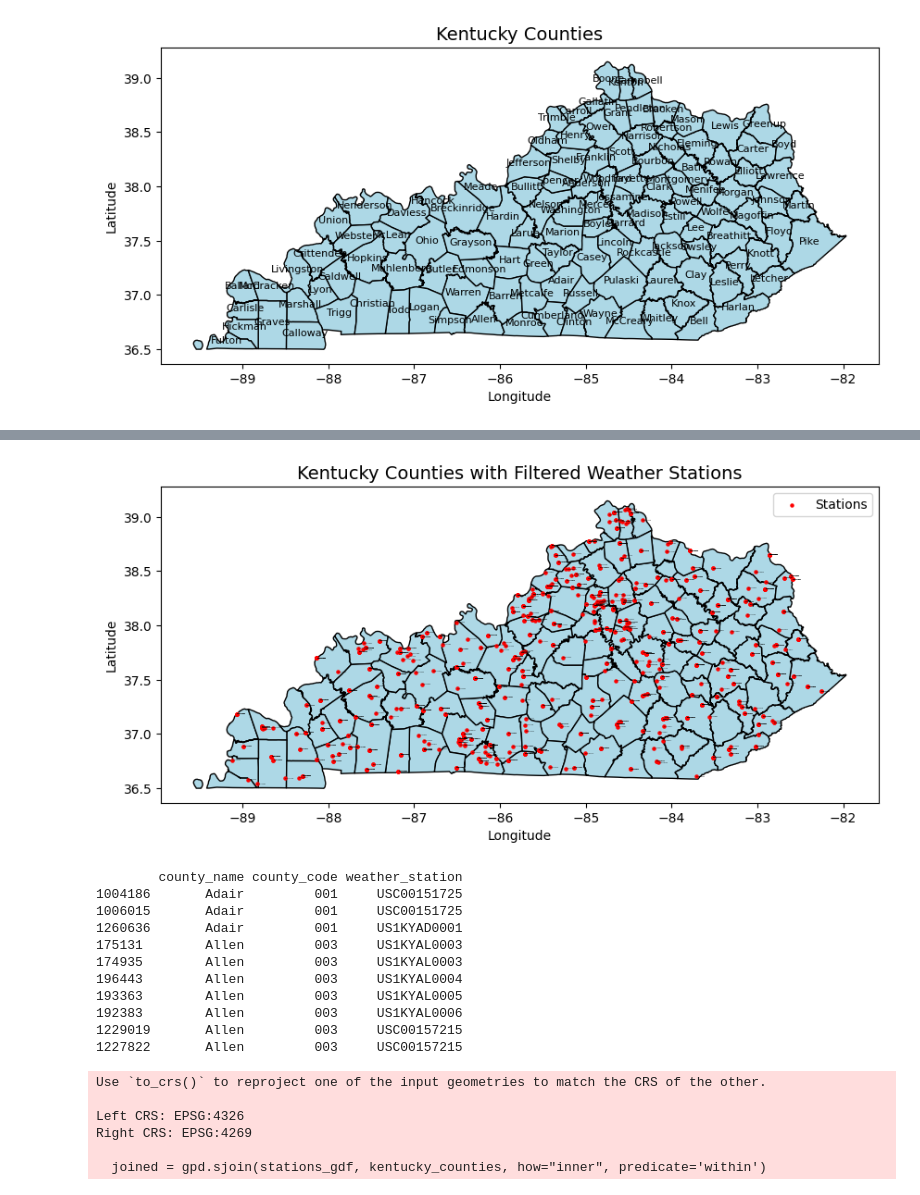
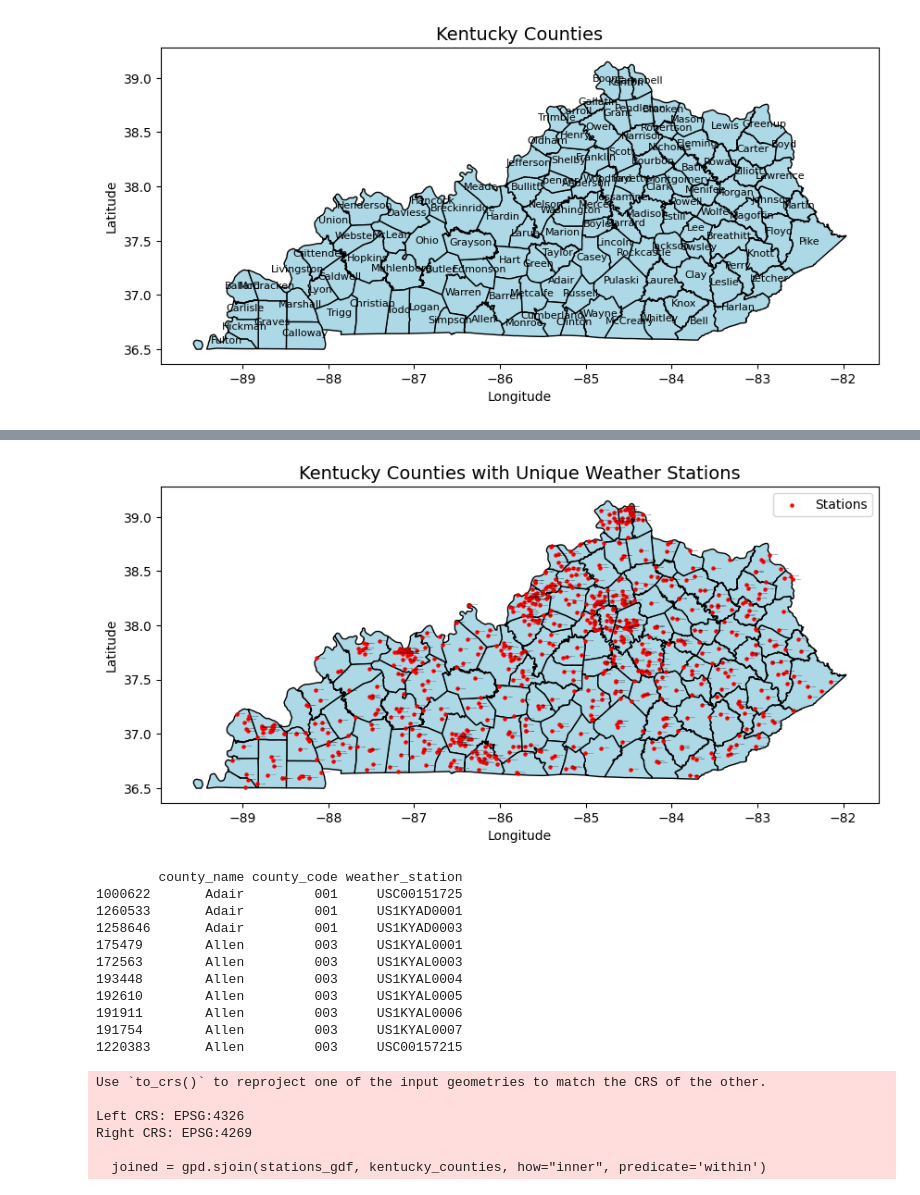
Before and after one commit to shawnericksen/Kentucky-Disaster-Road-Damages, a Jupyter notebook: main.ipynb, the cells around one changed output, grey strips where cells are left out. Saved outputs shown, nothing was run; the diff lists cells and outputs as text; code cells hidden in the pictures.

```diff
--- a/main.ipynb
+++ b/main.ipynb
@@ -333,89 +290,56 @@ plt.show()
 # %%
-# Kentucky bounds
-MIN_LAT, MAX_LAT = 36.497129, 39.147458
-MIN_LON, MAX_LON = -89.571509, -81.964971
-
 # Step 1: Load and filter the weather station data
 stations_list = 'data/ky_prec_with_gps.csv'
 cols = ['STATION', 'LATITUDE', 'LONGITUDE']
 dtypes = {'STATION': 'category', 'LATITUDE': 'float32', 'LONGITUDE': 'float32'}
 stations_df = pd.read_csv(stations_list, dtype=dtypes, usecols=cols)
 
 # Step 2: Filter by latitude and longitude bounds
 stations_df_filtered = stations_df[
     (stations_df['LATITUDE'] >= MIN_LAT) &
     (stations_df['LATITUDE'] <= MAX_LAT) &
     (stations_df['LONGITUDE'] >= MIN_LON) &
     (stations_df['LONGITUDE'] <= MAX_LON)
 ]
 
-# Step 3: Randomly sample 200 stations within bounds
-stations_df_sampled = stations_df_filtered.sample(n=1000, random_state=42)
+# Step 3: Drop duplicate stations
+stations_df_unique = stations_df_filtered.drop_duplicates(subset='STATION')
 
 # Step 4: Convert to GeoDataFrame
 stations_gdf = gpd.GeoDataFrame(
-    stations_df_sampled,
-    geometry=[Point(xy) for xy in zip(stations_df_sampled['LONGITUDE'], stations_df_sampled['LATITUDE'])],
+    stations_df_unique,
+    geometry=[Point(xy) for xy in zip(stations_df_unique['LONGITUDE'], stations_df_unique['LATITUDE'])],
     crs="EPSG:4326"
 )
 
-# Step 5: Load and filter counties for Kentucky
-county_gdf = gpd.read_file("data/cb_2024_us_county_500k/cb_2024_us_county_500k.shp")
-kentucky_counties = county_gdf[county_gdf['STATEFP'] == '21']
-
-# Step 6: Plot counties and filtered stations
+# Step 5: Plot counties and filtered stations
 fig, ax = plt.subplots(figsize=(10, 10))
 kentucky_counties.plot(ax=ax, color='lightblue', edgecolor='black')
 stations_gdf.plot(ax=ax, marker='o', color='red', markersize=5, label='Stations')
 
 # Optional: Label station names
 for idx, row in stations_gdf.iterrows():
     ax.text(row.geometry.x, row.geometry.y, row.STATION, fontsize=1, ha='left')
 
-ax.set_title("Kentucky Counties with Filtered Weather Stations", fontsize=14)
+ax.set_title("Kentucky Counties with Unique Weather Stations", fontsize=14)
 ax.set_xlabel("Longitude")
 ax.set_ylabel("Latitude")
 ax.legend()
 plt.show()
 # %% [output]
-[figure, old version]
+[figure, new version]
 # %%
-# Define Kentucky bounding box
-MIN_LAT, MAX_LAT = 36.497129, 39.147458
-MIN_LON, MAX_LON = -89.571509, -81.964971
-
-# Step 1: Load and filter the weather station data
-stations_list = 'data/ky_prec_with_gps.csv'
-cols = ['STATION', 'LATITUDE', 'LONGITUDE']
-dtypes = {'STATION': 'category', 'LATITUDE': 'float32', 'LONGITUDE': 'float32'}
-stations_df = pd.read_csv(stations_list, dtype=dtypes, usecols=cols)
-
-# Step 2: Filter by Kentucky bounding box
-stations_df_filtered = stations_df[
-    (stations_df['LATITUDE'] >= MIN_LAT) &
-    (stations_df['LATITUDE'] <= MAX_LAT) &
-    (stations_df['LONGITUDE'] >= MIN_LON) &
-    (stations_df['LONGITUDE'] <= MAX_LON)
-]
-
-# Step 3: Sample 1000 stations
-stations_df_sampled = stations_df_filtered.sample(n=1000, random_state=42)
-
-# Step 4: Convert to GeoDataFrame
+# Step 1: Convert to GeoDataFrame
 stations_gdf = gpd.GeoDataFrame(
-    stations_df_sampled,
-    geometry=[Point(xy) for xy in zip(stations_df_sampled['LONGITUDE'], stations_df_sampled['LATITUDE'])],
+    stations_df_unique,
+    geometry=[Point(xy) for xy in zip(stations_df_unique['LONGITUDE'], stations_df_unique['LATITUDE'])],
     crs="EPSG:4326"
 )
 
-# Step 5: Load Kentucky counties shapefile
-county_gdf = gpd.read_file("data/cb_2024_us_county_500k/cb_2024_us_county_500k.shp")
-kentucky_counties = county_gdf[county_gdf['STATEFP'] == '21']
-
-# Step 6: Spatial join to find which station is in which county
+# Step 2: Spatial join to find which station is in which county
 joined = gpd.sjoin(stations_gdf, kentucky_counties, how="inner", predicate='within')
 
-# Step 7: Build final table with desired columns
+# Step 3: Build final table with desired columns
 final_table = joined[['NAME', 'COUNTYFP', 'STATION']].rename(columns={
     'NAME': 'county_name',
     'COUNTYFP': 'county_code',
@@ -426,16 +350,16 @@ final_table = joined[['NAME', 'COUNTYFP', 'STATION']].rename(columns={
 print(final_table.head(10))
 # %% [output]
         county_name county_code weather_station
-1004186       Adair         001     USC00151725
-1006015       Adair         001     USC00151725
-1260636       Adair         001     US1KYAD0001
-175131        Allen         003     US1KYAL0003
-174935        Allen         003     US1KYAL0003
-196443        Allen         003     US1KYAL0004
-193363        Allen         003     US1KYAL0005
-192383        Allen         003     US1KYAL0006
-1229019       Allen         003     USC00157215
-1227822       Allen         003     USC00157215
+1000622       Adair         001     USC00151725
+1260533       Adair         001     US1KYAD0001
+1258646       Adair         001     US1KYAD0003
+175479        Allen         003     US1KYAL0001
+172563        Allen         003     US1KYAL0003
+193448        Allen         003     US1KYAL0004
+192610        Allen         003     US1KYAL0005
+191911        Allen         003     US1KYAL0006
+191754        Allen         003     US1KYAL0007
+1220383       Allen         003     USC00157215
 Use `to_crs()` to reproject one of the input geometries to match the CRS of the other.
 
 Left CRS: EPSG:4326
```
Also changed, not shown: parts of 2 cells of this notebook.
